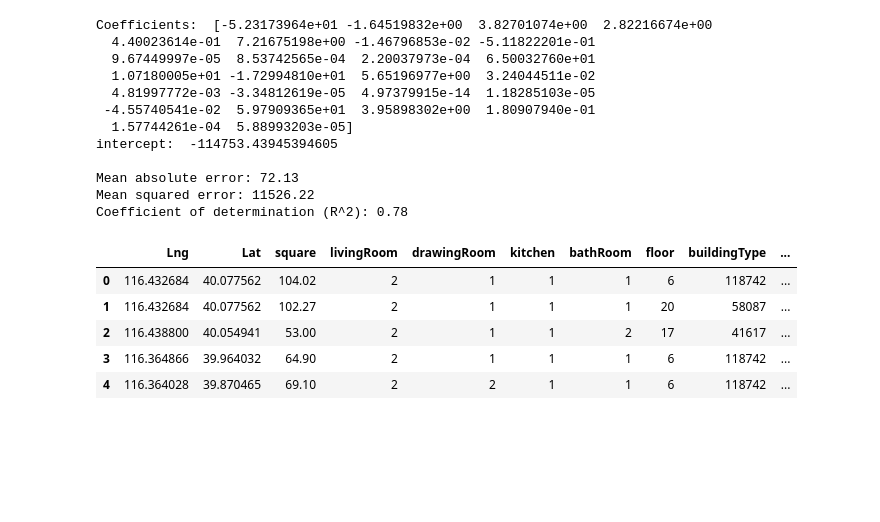
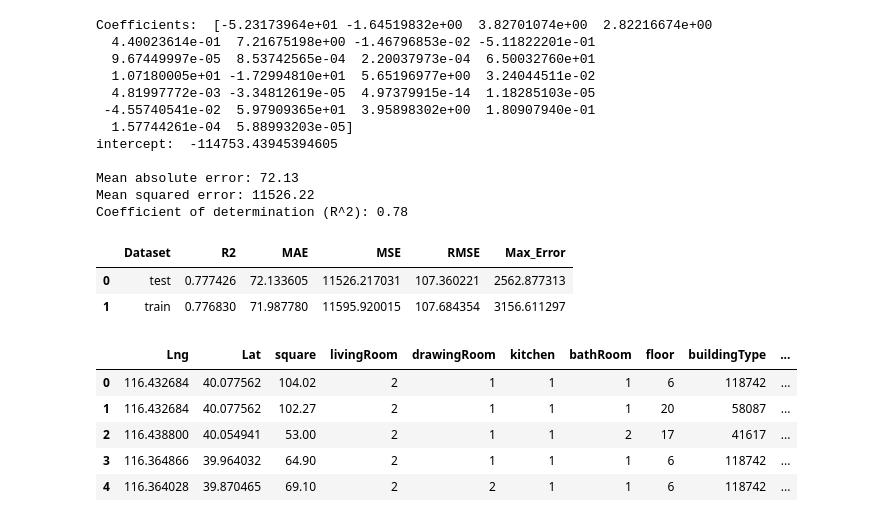
Before and after one commit to fhgr-cds-archive-class-2021/fhgr-3-s-ml-project-group-2, a Jupyter notebook: leandro/regression_modelling_and_interpretation.ipynb, the cells around one changed output. Saved outputs shown, nothing was run; the diff lists cells and outputs as text; code cells hidden in the pictures; blank space fills up the shorter version.

```diff
--- a/leandro/regression_modelling_and_interpretation.ipynb
+++ b/leandro/regression_modelling_and_interpretation.ipynb
@@ -143,6 +143,33 @@ intercept:  -114753.43945394605
 Mean absolute error: 72.13
 Mean squared error: 11526.22
 Coefficient of determination (R^2): 0.78
+# %%
+y_test_pred = multipleLinearRegression.predict(X_test)
+y_train_pred = multipleLinearRegression.predict(X_train)
+rows = [
+    [
+        "test",
+        r2_score(y_test, y_test_pred),
+        mean_absolute_error(y_test, y_test_pred),
+        mean_squared_error(y_test, y_test_pred),
+        np.sqrt(mean_squared_error(y_test, y_test_pred)),
+        np.max(np.abs(y_test_pred - y_test))
+    ],
+    [
+        "train",
+        r2_score(y_train, y_train_pred),
+        mean_absolute_error(y_train, y_train_pred),
+        mean_squared_error(y_train, y_train_pred),
+        np.sqrt(mean_squared_error(y_train, y_train_pred)),
+        np.max(np.abs(y_train_pred - y_train))
+    ],
+]
+predDF_scores = pd.DataFrame(rows, columns=["Dataset", "R2", "MAE", "MSE", "RMSE", "Max_Error"])
+predDF_scores.head()
+# %% [output]
+|  | Dataset | R2 | MAE | MSE | RMSE | Max_Error |
+| 0 | test | 0.777426 | 72.133605 | 11526.217031 | 107.360221 | 2562.877313 |
+| 1 | train | 0.776830 | 71.987780 | 11595.920015 | 107.684354 | 3156.611297 |
 # %%
 # DF with predictions and deviation
 predDF = X_test
```
Also changed, not shown: parts of 5 cells of this notebook.
